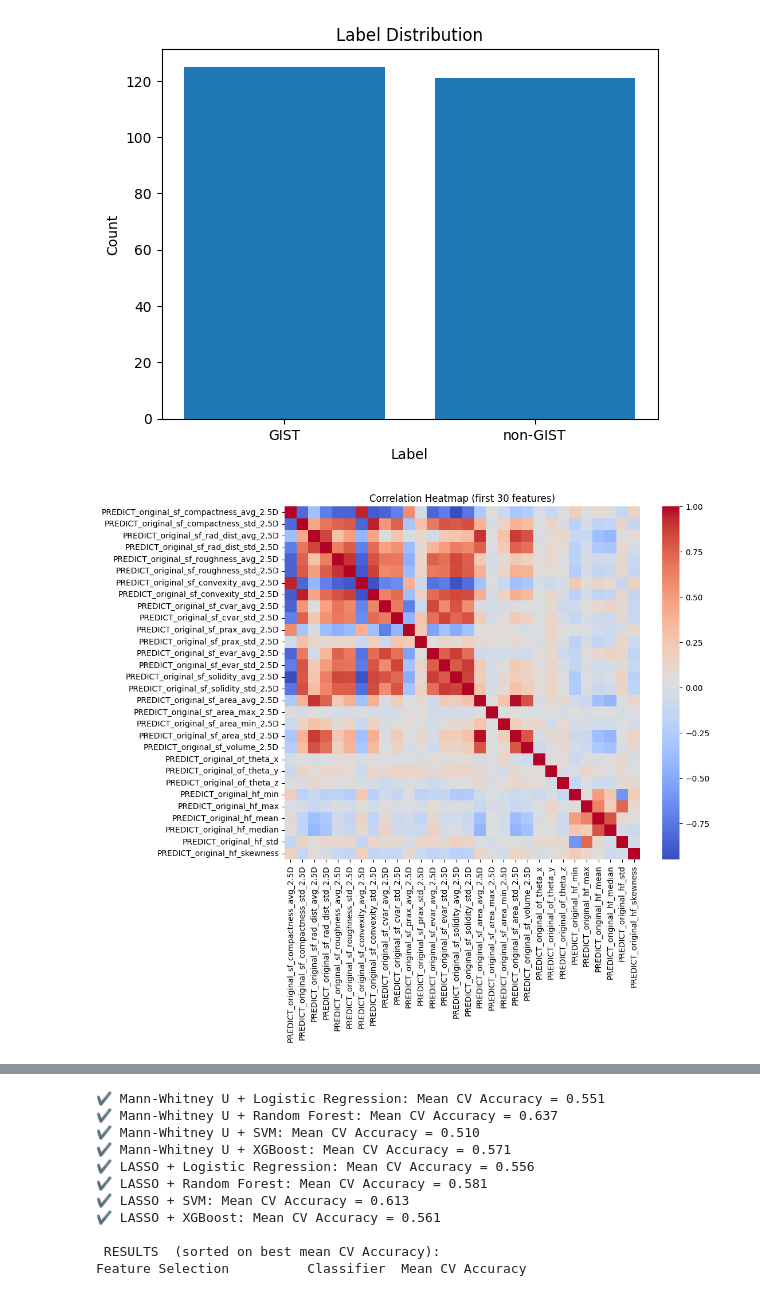
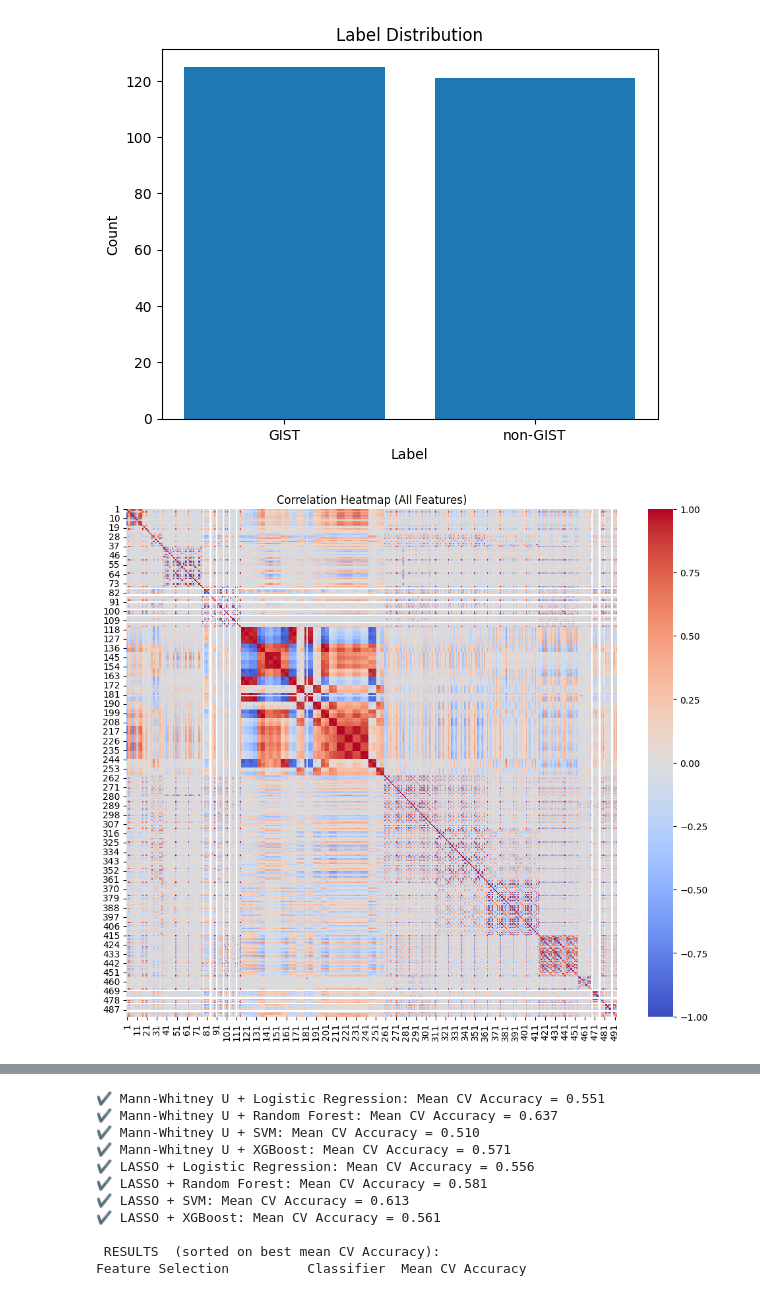
Before and after one commit to Daanvanerp1/TM10011_ML_Project_Gr8, a Jupyter notebook: loop_notebook.ipynb, the cells around one changed output, grey strips where cells are left out. Cells and saved outputs as stored; diff of their text form; code cells hidden in the pictures.

```diff
--- a/loop_notebook.ipynb
+++ b/loop_notebook.ipynb
@@ -37,37 +37,41 @@ print(f'\nLabel distribution:')
 print(data['label'].value_counts())
 plt.bar(data['label'].value_counts().index, data['label'].value_counts().values)
 plt.xlabel('Label')
 plt.ylabel('Count')
 plt.title('Label Distribution')
 plt.show()
 
 #Show data correlation
-features_subset = data.select_dtypes(include=['float64', 'int64']).iloc[:, :30]
-corr_matrix = features_subset.corr()
+numeric_features = data.select_dtypes(include=['float64', 'int64'])
+corr_matrix = numeric_features.corr()
+feature_numbers = range(1, len(corr_matrix.columns) + 1)
 
-plt.figure(figsize=(10, 8))
+corr_matrix.columns = feature_numbers
+corr_matrix.index = feature_numbers
+
+plt.figure(figsize=(12, 10))
 sns.heatmap(corr_matrix, cmap='coolwarm', annot=False)
-plt.title('Correlation Heatmap (first 30 features)')
+plt.title('Correlation Heatmap (All Features)')
 plt.show()
 # %% [output]
 The number of samples: 246
 The number of columns: 494
 
 Total missing values: 0
 
 --- Data Info ---
 <class 'pandas.DataFrame'>
 Index: 246 entries, GIST-001_0 to GIST-246_0
 Columns: 494 entries, label to PREDICT_original_phasef_phasesym_entropy_WL3_N5
 dtypes: float64(468), int64(25), str(1)
 memory usage: 951.3+ KB
 
 Label distribution:
 label
 GIST        125
 non-GIST    121
 Name: count, dtype: int64
 [figure]
-[figure, old version]
+[figure, new version]
 # %%
 #-----------Data Preprocessing-----------
```
Also changed, not shown: parts of 3 cells of this notebook.
